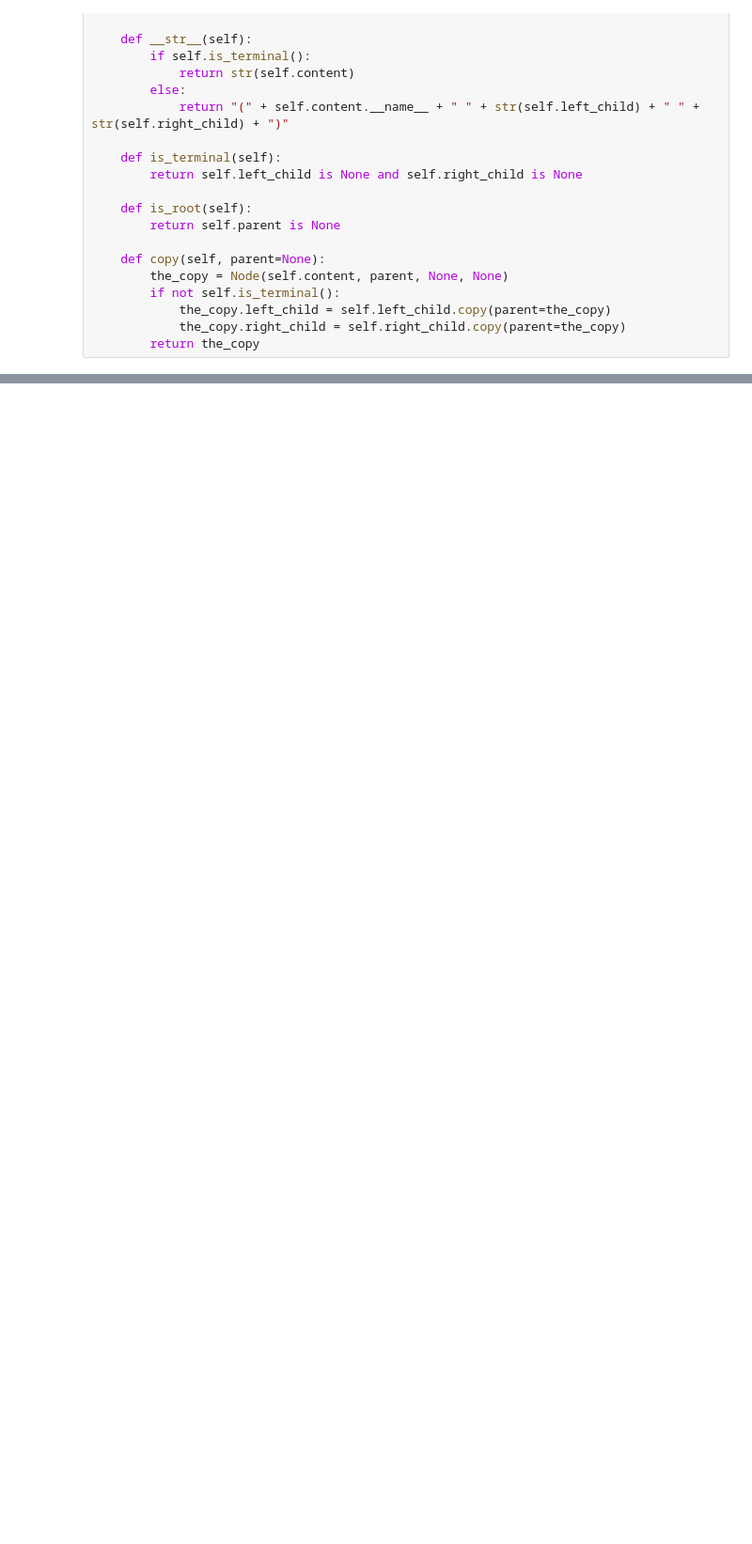
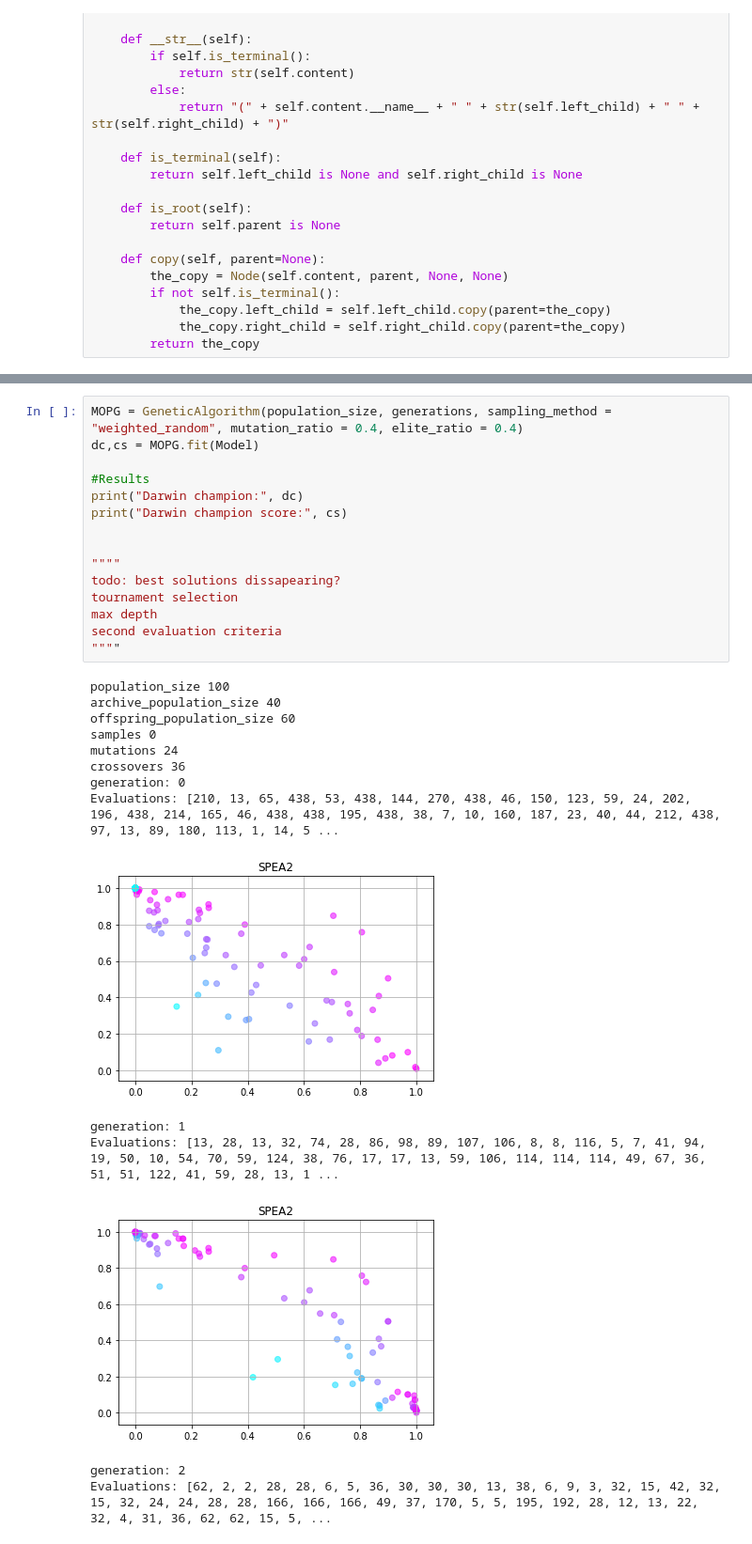
Before and after one commit to 33fred33/Machine-Learning-Algorithms-Hand-Implementation, a Jupyter notebook: MOPG.ipynb, the cells around one changed output, grey strips where cells are left out. Shown: that part at 94% size. Drawn from its saved outputs; the diff is of its cells as text; blank space fills up the shorter version.

```diff
--- a/MOPG.ipynb
+++ b/MOPG.ipynb
@@ -424,0 +489,30 @@ ZeroDivisionError: division by zero
+# %%
+MOPG = GeneticAlgorithm(population_size, generations, sampling_method = "weighted_random", mutation_ratio = 0.4, elite_ratio = 0.4)
+dc,cs = MOPG.fit(Model)
+
+#Results
+print("Darwin champion:", dc)
+print("Darwin champion score:", cs)
+
+
+""""
+todo: best solutions dissapearing?
+tournament selection
+max depth
+second evaluation criteria
+""""
+# %% [output]
+population_size 100
+archive_population_size 40
+offspring_population_size 60
+samples 0
+mutations 24
+crossovers 36
+generation: 0
+Evaluations: [210, 13, 65, 438, 53, 438, 144, 270, 438, 46, 150, 123, 59, 24, 202, 196, 438, 214, 165, 46, 438, 438, 195, 438, 38, 7, 10, 160, 187, 23, 40, 44, 212, 438, 97, 13, 89, 180, 113, 1, 14, 5 ...
+[figure, added]
+generation: 1
+Evaluations: [13, 28, 13, 32, 74, 28, 86, 98, 89, 107, 106, 8, 8, 116, 5, 7, 41, 94, 19, 50, 10, 54, 70, 59, 124, 38, 76, 17, 17, 13, 59, 106, 114, 114, 114, 49, 67, 36, 51, 51, 122, 41, 59, 28, 13, 1 ...
+[figure, added]
+generation: 2
+Evaluations: [62, 2, 2, 28, 28, 6, 5, 36, 30, 30, 30, 13, 38, 6, 9, 3, 32, 15, 42, 32, 15, 32, 24, 24, 28, 28, 166, 166, 166, 49, 37, 170, 5, 5, 195, 192, 28, 12, 13, 22, 32, 4, 31, 36, 62, 62, 15, 5, ...
```
Also changed, not shown: parts of 7 cells of this notebook.
